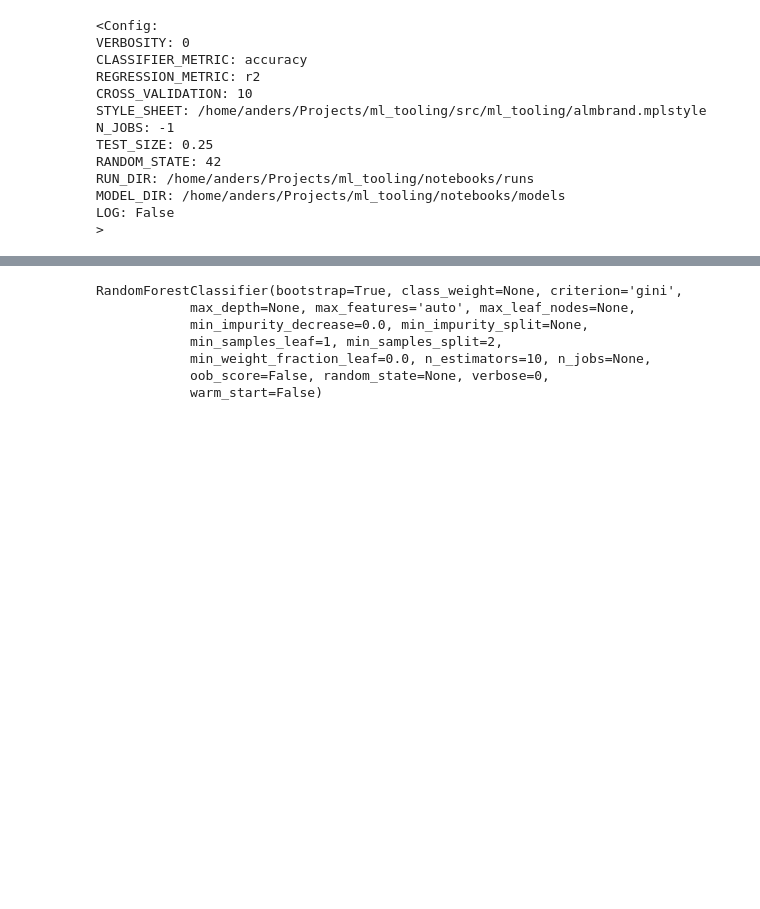
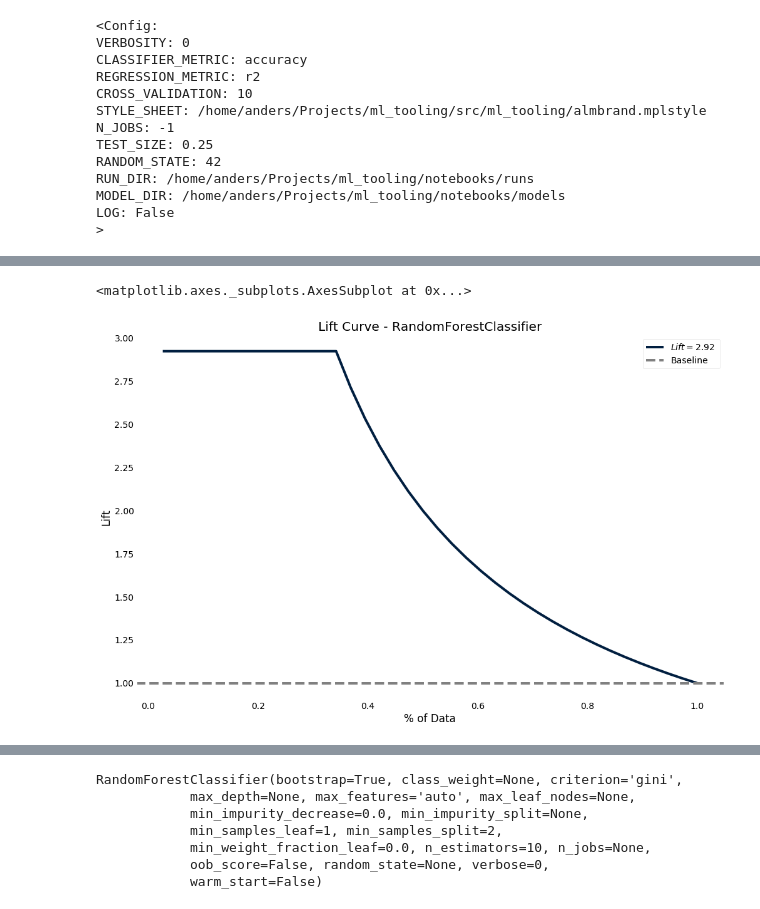
Before and after one commit to andersbogsnes/ml_tooling, a Jupyter notebook: notebooks/Iris Demo.ipynb, the cells around one changed output, grey strips where cells are left out. Cells and saved outputs as stored; diff of their text form; code cells hidden in the pictures; blank space fills up the shorter version.

```diff
--- a/notebooks/Iris Demo.ipynb
+++ b/notebooks/Iris Demo.ipynb
@@ -45 +62,6 @@ result = rf_clf.score_model(metric='roc_auc', cv=10)
+# %%
+result.plot.lift_curve()
+# %% [output]
+<matplotlib.axes._subplots.AxesSubplot at 0x...>
+[figure, added]
 # %%
```
Also changed, not shown: parts of 20 cells of this notebook, 4 other files.
